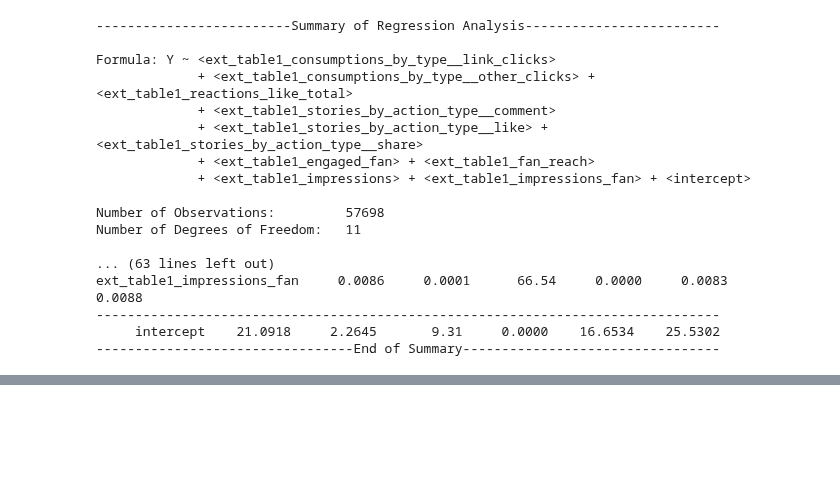
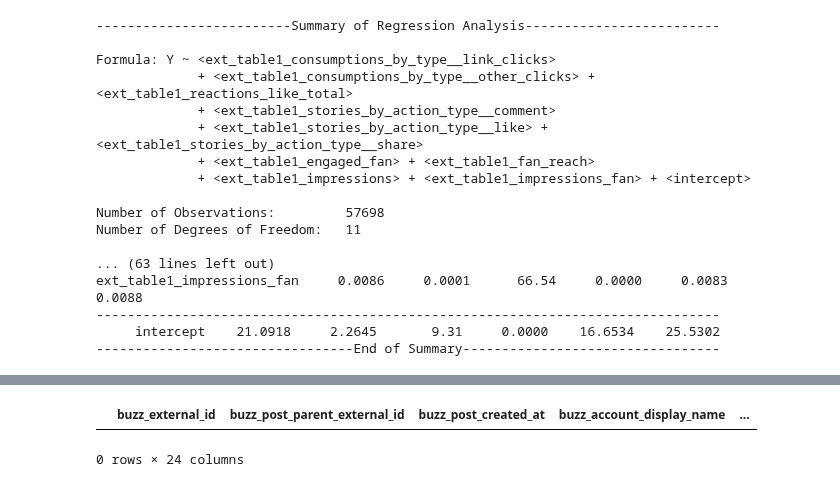
Before and after one commit to eshwarchandrasekharan/predict-pop, a Jupyter notebook: code/overall-performance.ipynb, the cells around one changed output, grey strips where cells are left out. Cells and saved outputs as stored; diff of their text form; code cells hidden in the pictures; blank space fills up the shorter version.

Commit message:
drop duplicate buzz,external id pairs

```diff
--- a/code/overall-performance.ipynb
+++ b/code/overall-performance.ipynb
@@ -256,0 +274,5 @@ ext_table1_impressions_fan     0.0086     0.0001      66.54     0.0000     0.008
+# %%
+train = train.sort_values('ext_table1_firsthour_stats_date', ascending = False).drop_duplicates(subset=['buzz_post_buzz_id', 'ext_external_id'], keep = 'last')
+# %% [output]
+|  | buzz_external_id | buzz_post_parent_external_id | buzz_post_created_at | buzz_account_display_name | ... |
+0 rows × 24 columns
```
Also changed, not shown: parts of 1 cell of this notebook.
